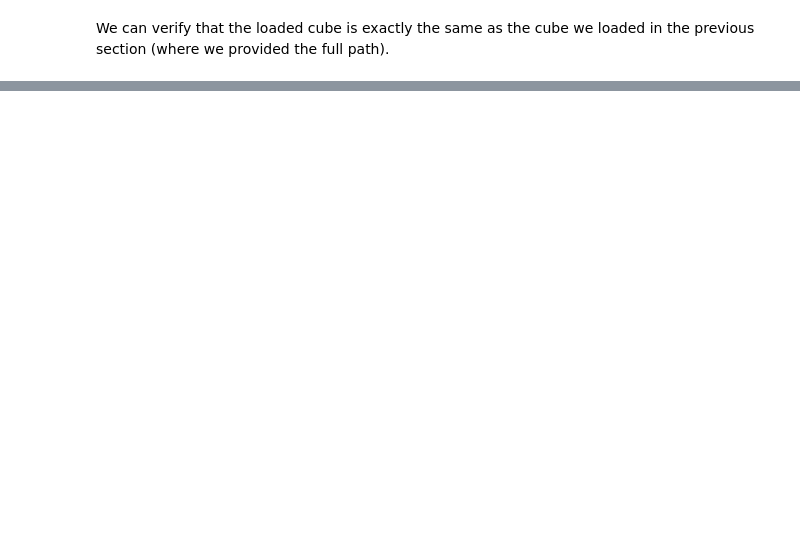
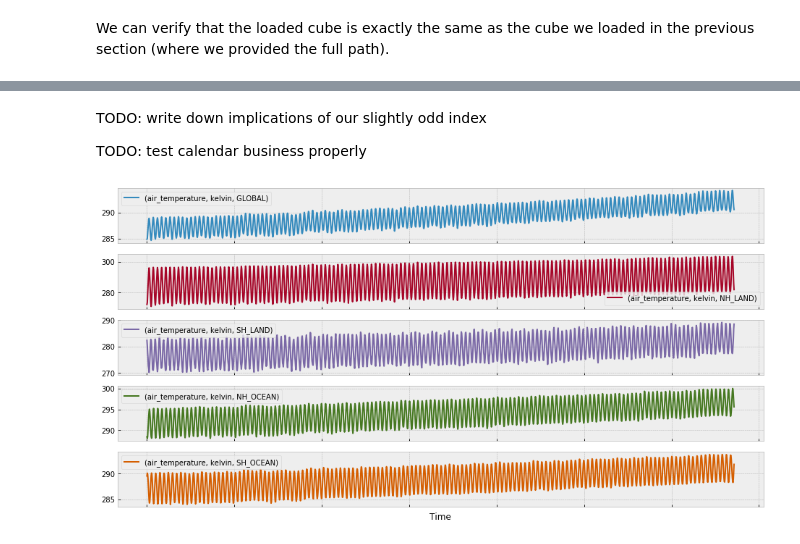
Before and after one commit to znicholls/netcdf-scm, a Jupyter notebook: notebooks/demo.ipynb, the cells around one changed output, grey strips where cells are left out. Drawn from its saved outputs; the diff is of its cells as text; code cells hidden in the pictures; blank space fills up the shorter version.

```diff
--- a/notebooks/demo.ipynb
+++ b/notebooks/demo.ipynb
@@ -19,8 +21,11 @@ import iris
 
 from netcdf_scm.iris_cube_wrappers import SCMCube, MarbleCMIP5Cube
+# %%
+plt.style.use('bmh')
+%matplotlib inline
 # %%
 DATA_PATH_TEST = join("..", "tests", "test_data")
-DATA_PATH_TEST_MARBLE_CMIP5_ROOT = join(DATA_PATH_TEST, "marble_cmip5", "cmip5")
+DATA_PATH_TEST_MARBLE_CMIP5_ROOT = join(DATA_PATH_TEST, "marble_cmip5")
 # %% [markdown]
 ## Loading a cube
 
@@ -66,9 +72,12 @@ In any case, with this cube we can simply pass in the information about the data
 tas = MarbleCMIP5Cube()
 tas.load_data(
     root_dir=DATA_PATH_TEST_MARBLE_CMIP5_ROOT,
+    activity="cmip5",
     experiment="1pctCO2",
     modeling_realm="Amon",
     variable_name="tas",
     model="CanESM2",
     ensemble_member="r1i1p1",
+    time_period="185001-198912",
+    file_ext=".nc",
 )
@@ -82,0 +109,3 @@ AttributeError: 'MarbleCMIP5Cube' object has no attribute 'cube'
+# %%
+tas_scm_timeseries = tas.get_scm_timeseries()
+tas_scm_timeseries.tail()
@@ -82,0 +122,11 @@ AttributeError: 'MarbleCMIP5Cube' object has no attribute 'cube'
+# %% [markdown]
+TODO: write down implications of our slightly odd index
+
+TODO: test calendar business properly
+# %%
+import cftime
+tas_scm_timeseries.loc[
+    cftime.DatetimeNoLeap(1850, 1, 1):cftime.DatetimeNoLeap(2000, 1, 1)
+].plot(subplots=True, figsize=(16, 9));
+# %% [output]
+[figure, added]
```
Also changed, not shown: parts of 9 cells of this notebook, 2 other files.
